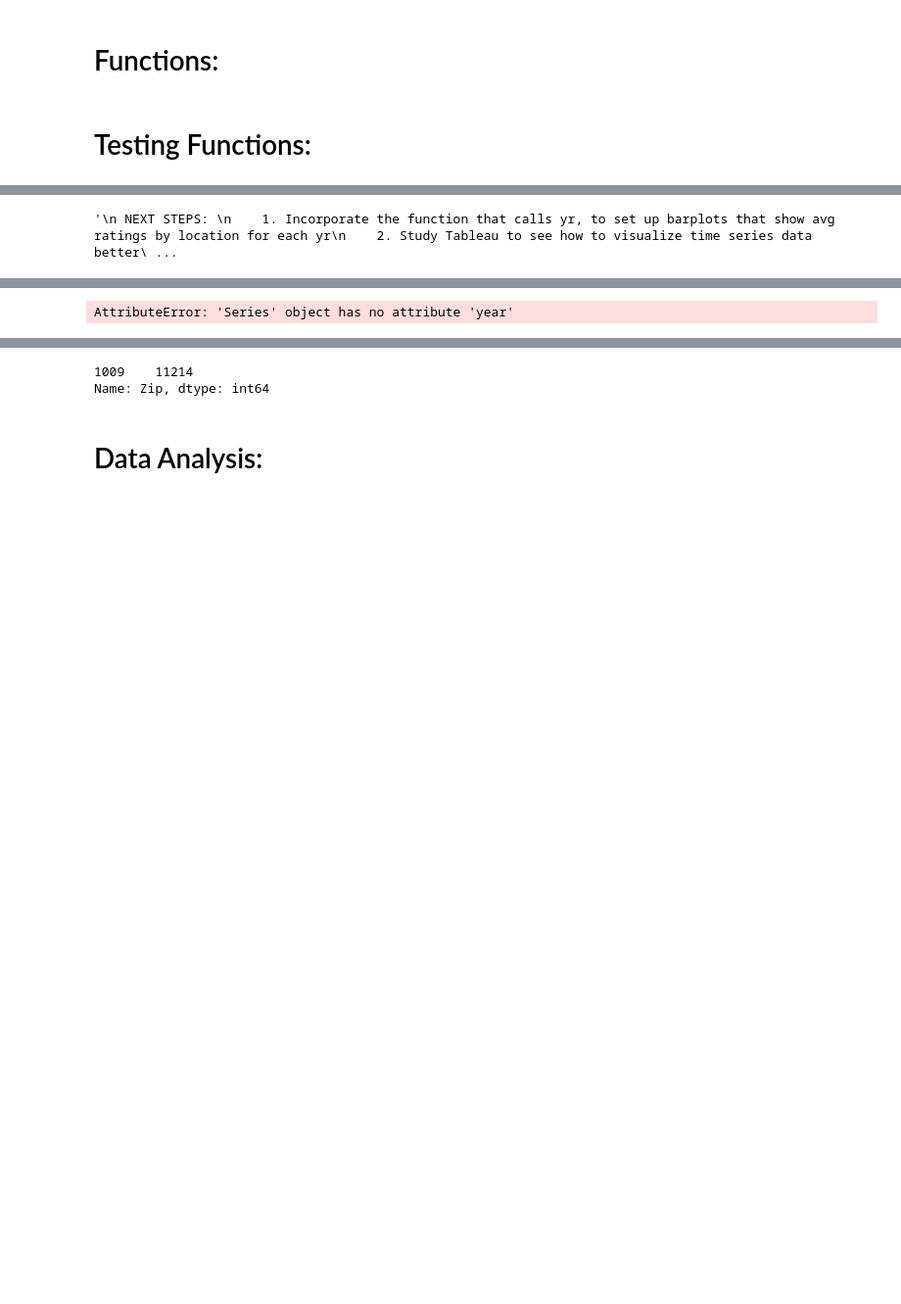
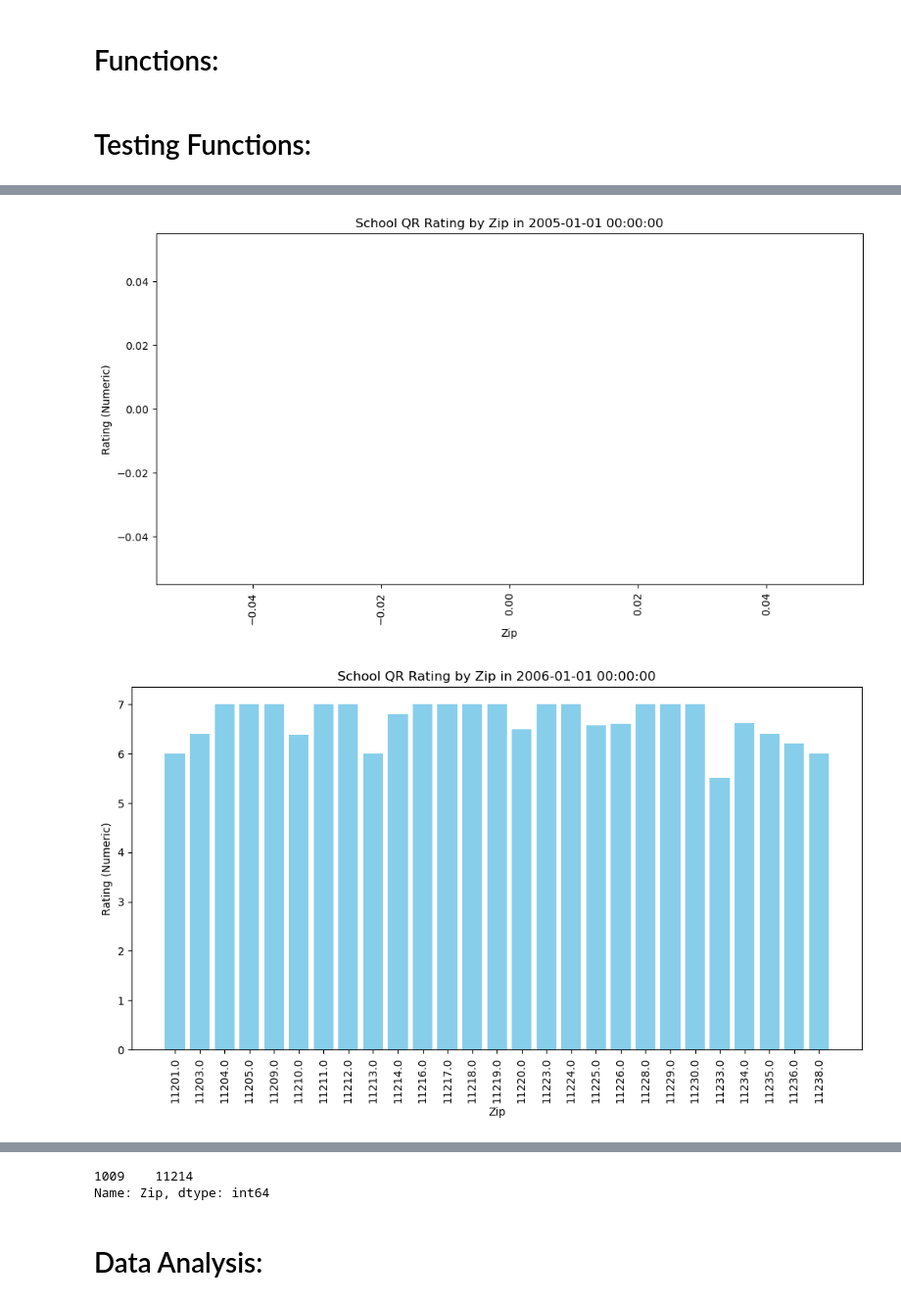
Before and after one commit to tali0n-git/NYC_Public_Schools_Analysis, a Jupyter notebook: QualityReviewRatings_2005-2020_EDA.ipynb, the cells around one changed output, grey strips where cells are left out. Shown at 98% size. Saved outputs shown, nothing was run; the diff lists cells and outputs as text; code cells hidden in the pictures; blank space fills up the shorter version.

Commit message:
Finalized code for plotting yearly ratings data: barplot_borough_schools_by_yr().

```diff
--- a/QualityReviewRatings_2005-2020_EDA.ipynb
+++ b/QualityReviewRatings_2005-2020_EDA.ipynb
@@ -530,20 +652,17 @@ school_location_df = school_location_df.rename(columns={'Location Code': 'bn'})
 # %%
-#barplot_borough_avgs_by_location(K_avg_ratings, school_location_df, 'Zip')
+K_avg_ratings = convert_to_avg_ratings(K_schools_dict)
+#barplot_borough_avgs_by_location(K_avg_ratings, school_location_df, 'Community District')
 
-
-'''
- NEXT STEPS:
-    1. Incorporate the function that calls yr, to set up barplots that show avg ratings by location for each yr
-    2. Study Tableau to see how to visualize time series data better
-    3. Create final visualizations for presentation
-
-'''
+# commnented out for now...
+# Number of plots generated may be too large to handle all at once;
+# Zip: 39
+# Census Tract: 301
+# Community District: 19
-# %% [output]
-'\n NEXT STEPS: \n    1. Incorporate the function that calls yr, to set up barplots that show avg ratings by location for each yr\n    2. Study Tableau to see how to visualize time series data better\ ...
 # %%
-K_avg_ratings = convert_to_avg_ratings(K_schools_dict)
+# a simple function for showing changes of QR ratings over time (in years)
 
-#K_avg_ratings
+yrs = [2005, 2006, 2007, 2008]
 
-barplot_borough_schools_by_yr(K_schools_dict, school_location_df, 'Zip', 2020)
+for yr in yrs:
+    barplot_borough_schools_by_yr(K_schools_dict, school_location_df, 'Zip', yr)
 # %% [output]
@@ -570 +669,2 @@ barplot_borough_schools_by_yr(K_schools_dict, school_location_df, 'Zip', 2020)
-AttributeError: 'Series' object has no attribute 'year'
+[figure, added]
+[figure, added]
```
Also changed, not shown: parts of 14 cells of this notebook.
